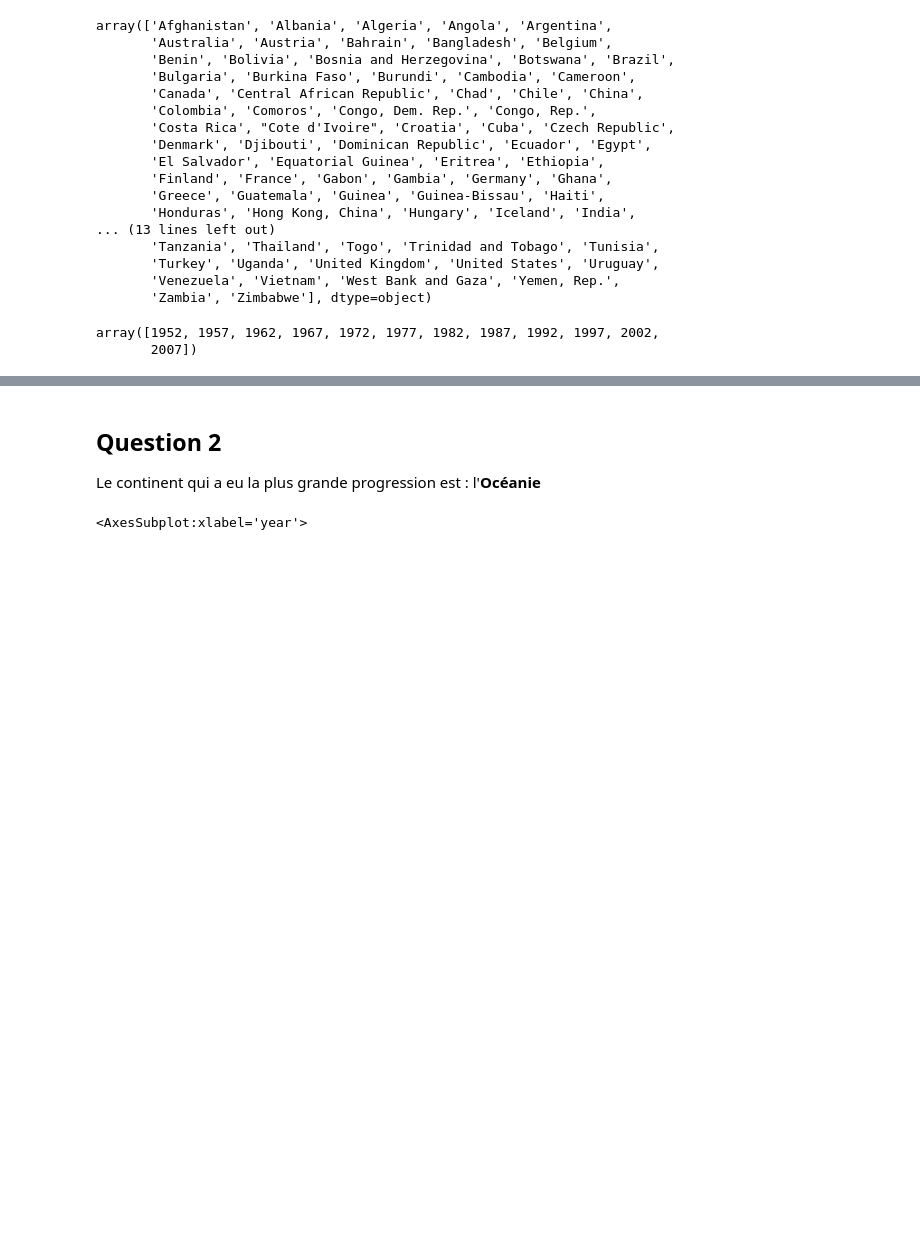
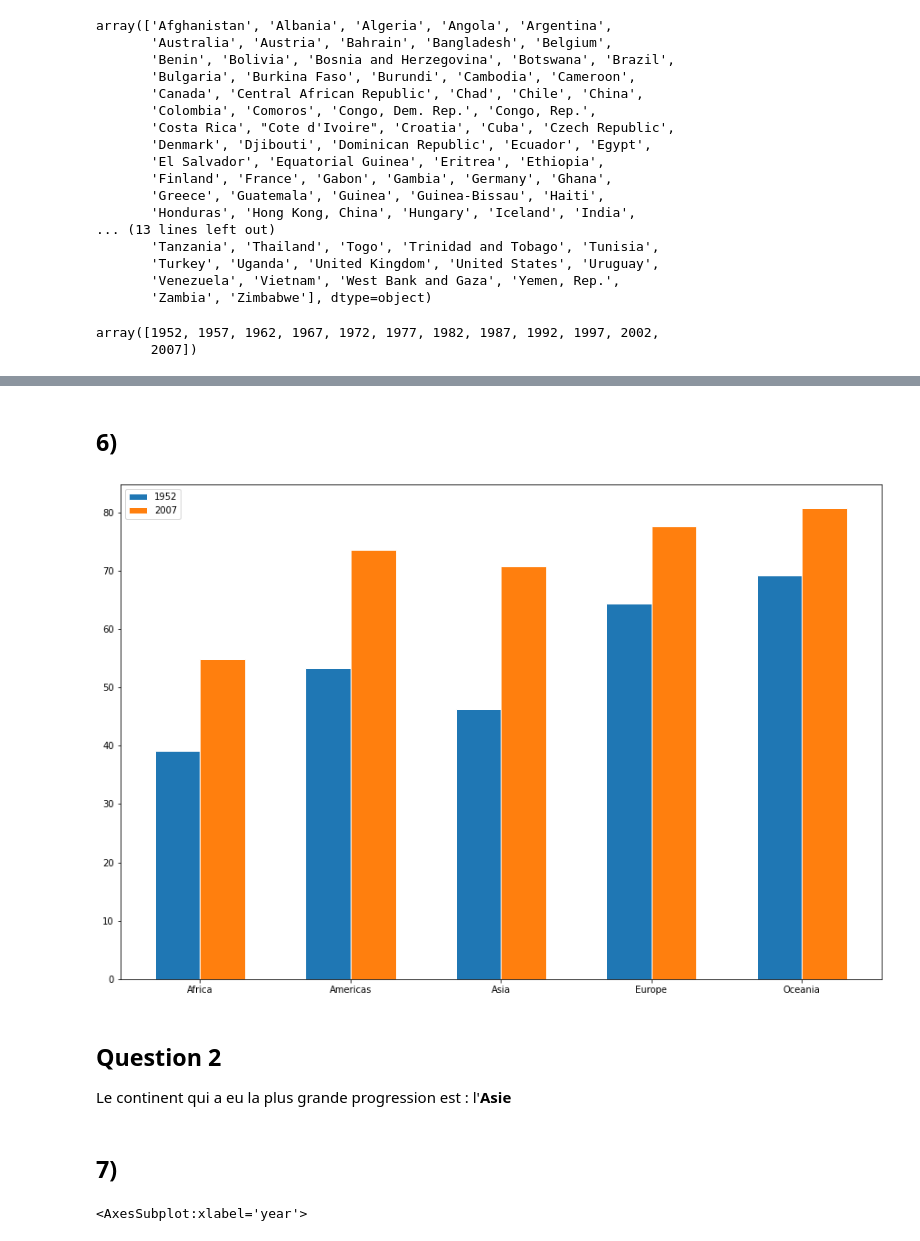
Before and after one commit to richmartins/ISD_L3, a Jupyter notebook: gapminder.ipynb, the cells around one changed output, grey strips where cells are left out. Drawn from its saved outputs; the diff is of its cells as text; code cells hidden in the pictures; blank space fills up the shorter version.

```diff
--- a/gapminder.ipynb
+++ b/gapminder.ipynb
@@ -107,5 +84,30 @@ Name: lifeExp, dtype: float64
+# %% [markdown]
+## 6)
+# %%
+df = gp.groupby(['continent','year']).mean('lifeExp').unstack('continent')[['lifeExp']]
+
+barWidth = 0.3
+
+bars1 = df.iloc[0]
+bars2 = df.iloc[-1]
+
+r1 = np.arange(len(bars1))
+r2 = [x + barWidth for x in r1]
+r3 = [x + barWidth for x in r2]
+
+plt.bar(r1, bars1, width=barWidth, edgecolor='white', label='1952')
+plt.bar(r2, bars2, width=barWidth, edgecolor='white', label='2007')
+
+plt.xticks([r - 0.15 + barWidth for r in range(len(bars1))], list(sorted(set(gp.continent.values))))
+
+plt.legend()
+plt.show()
+# %% [output]
+[figure, added]
 # %% [markdown]
 ## Question 2
 
-Le continent qui a eu la plus grande progression est : l'**Océanie**
+Le continent qui a eu la plus grande progression est : l'**Asie**
+# %% [markdown]
+## 7)
 # %%
```
Also changed, not shown: parts of 18 cells of this notebook.
